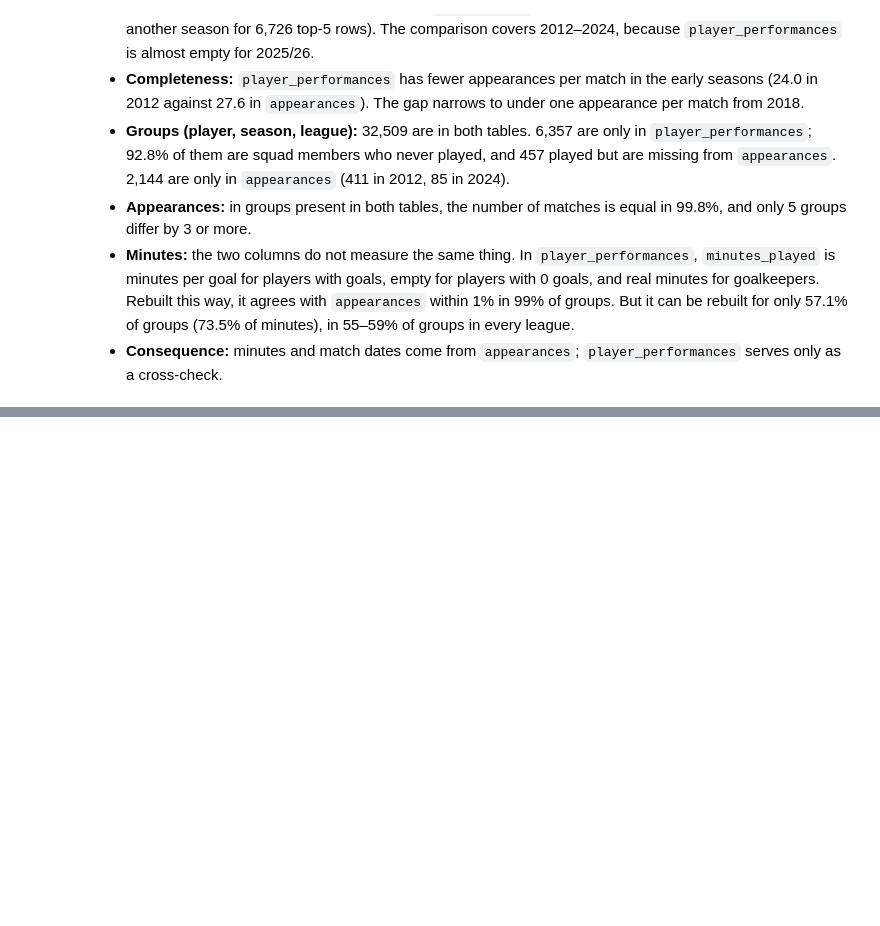
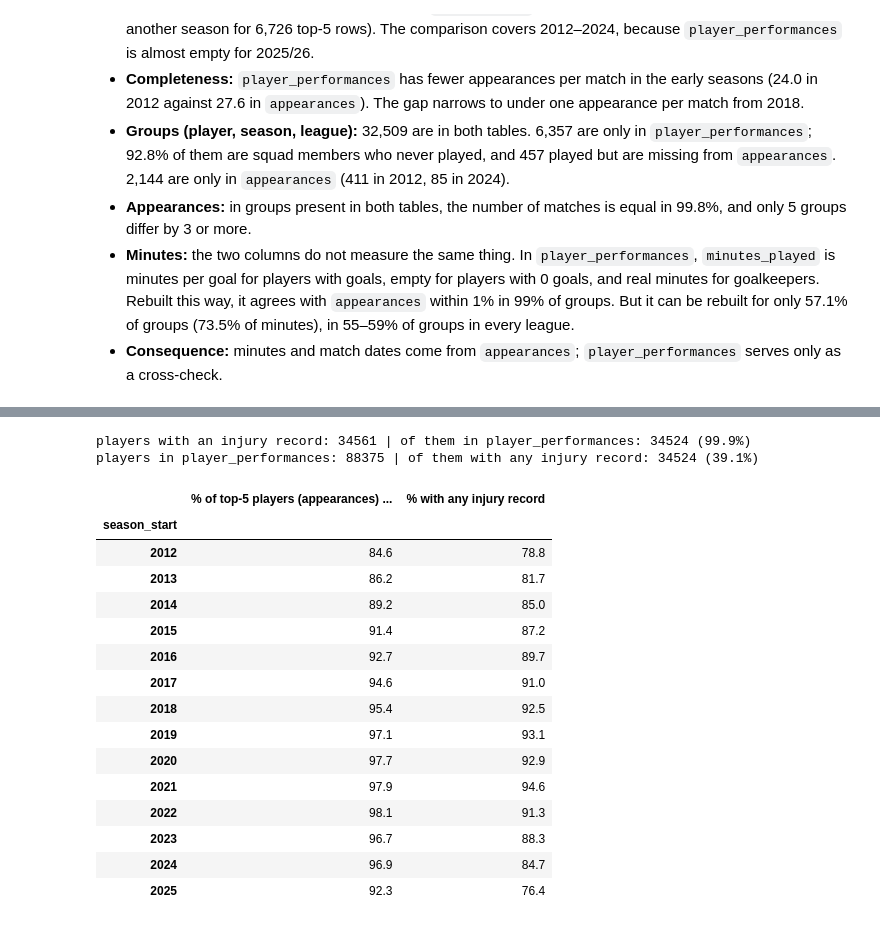
Before and after one commit to karolcecula/meniscus-injuries-football, a Jupyter notebook: notebooks/01_data_audit.ipynb, the cells around one changed output, grey strips where cells are left out. Saved outputs shown, nothing was run; the diff lists cells and outputs as text; code cells hidden in the pictures; blank space fills up the shorter version.

Commit message:
Steps 3 and 4: completeness over time and quality of injury

```diff
--- a/notebooks/01_data_audit.ipynb
+++ b/notebooks/01_data_audit.ipynb
@@ -886,0 +1097,33 @@ share of groups by season (%): min 55.4 | max 60.9
+# %%
+# 3.5 Who is in player_performances at all, and who has an injury record?
+inj_players = set(player_injuries["player_id"])
+pp_players = set(player_performances["player_id"])
+print("players with an injury record:", len(inj_players), "| of them in player_performances:", len(inj_players & pp_players),
+      f"({len(inj_players & pp_players) / len(inj_players):.1%})")
+print("players in player_performances:", len(pp_players), "| of them with any injury record:", len(inj_players & pp_players),
+      f"({len(inj_players & pp_players) / len(pp_players):.1%})")
+
+pairs = appearances.loc[appearances["competition_id"].isin(TOP5), ["season_start", "player_id"]].drop_duplicates()
+pairs["in_performances"] = pairs["player_id"].isin(pp_players)
+pairs["has_injury_record"] = pairs["player_id"].isin(inj_players)
+pairs.groupby("season_start")[["in_performances", "has_injury_record"]].mean().mul(100).round(1).rename(
+    columns={"in_performances": "% of top-5 players (appearances) present in performances", "has_injury_record": "% with any injury record"})
+# %% [output]
+players with an injury record: 34561 | of them in player_performances: 34524 (99.9%)
+players in player_performances: 88375 | of them with any injury record: 34524 (39.1%)
+|  | % of top-5 players (appearances) ... | % with any injury record |
+| season_start |  |  |
+| 2012 | 84.6 | 78.8 |
+| 2013 | 86.2 | 81.7 |
+| 2014 | 89.2 | 85.0 |
+| 2015 | 91.4 | 87.2 |
+| 2016 | 92.7 | 89.7 |
+| 2017 | 94.6 | 91.0 |
+| 2018 | 95.4 | 92.5 |
+| 2019 | 97.1 | 93.1 |
+| 2020 | 97.7 | 92.9 |
+| 2021 | 97.9 | 94.6 |
+| 2022 | 98.1 | 91.3 |
+| 2023 | 96.7 | 88.3 |
+| 2024 | 96.9 | 84.7 |
+| 2025 | 92.3 | 76.4 |
```
Also changed, not shown: parts of 33 cells of this notebook.
